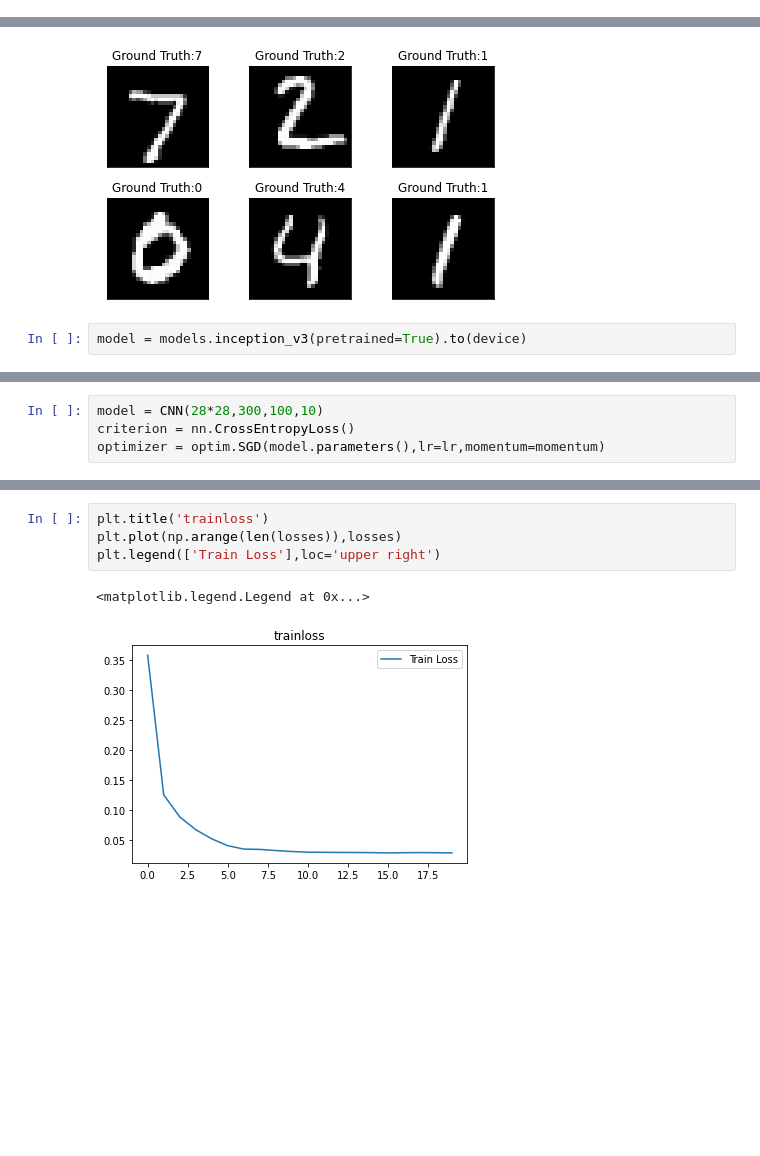
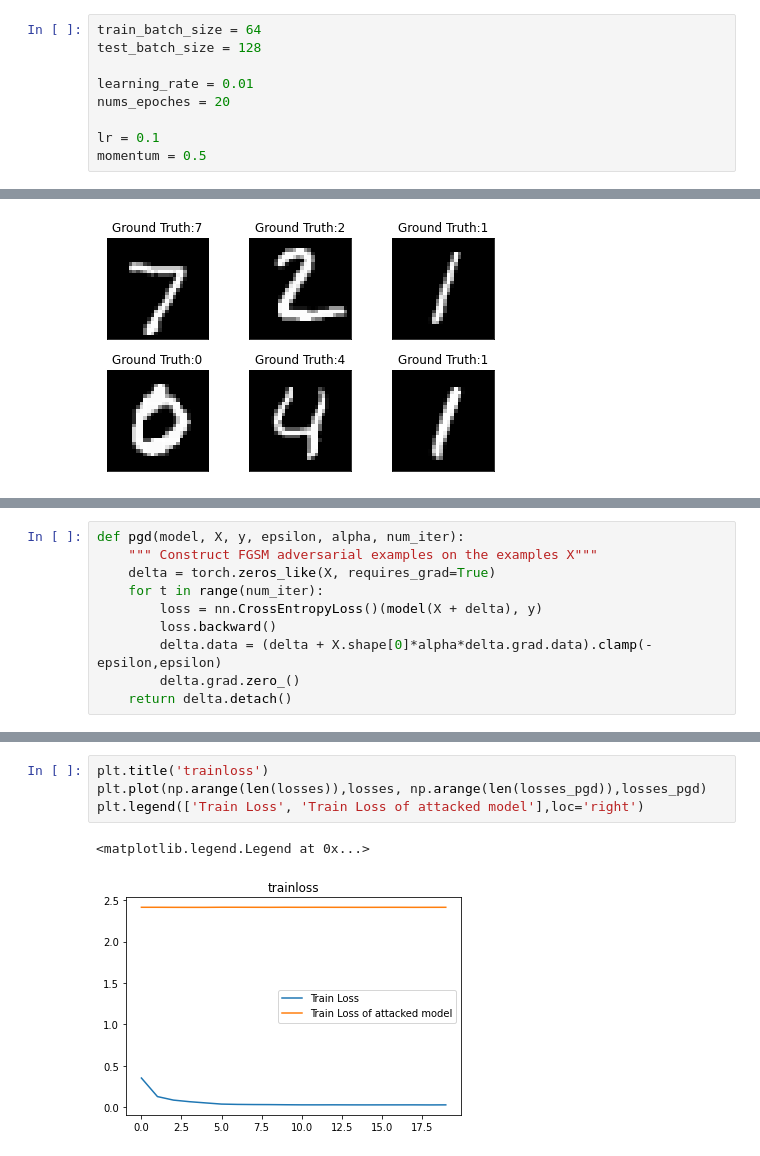
Before and after one commit to XiaobingDean/MNIST, a Jupyter notebook: MNIST.ipynb, the cells around one changed output, grey strips where cells are left out. Cells and saved outputs as stored; diff of their text form; blank space fills up the shorter version.

```diff
--- a/MNIST.ipynb
+++ b/MNIST.ipynb
@@ -19,3 +15,12 @@ device = torch.device("cuda" if use_cuda else "cpu")
+# %%
+train_batch_size = 64
+test_batch_size = 128
+
+learning_rate = 0.01
+nums_epoches = 20
+
+lr = 0.1
+momentum = 0.5
 # %%
 transform = transforms.Compose([transforms.ToTensor(),transforms.Normalize([0.5],[0.5])])
 train_dataset = mnist.MNIST('./data', train=True, transform=transform, target_transform=None, download=True)
@@ -37,5 +54,3 @@ for i in range(6):
     plt.yticks([])
 # %% [output]
 [figure]
-# %%
-model = models.inception_v3(pretrained=True).to(device)
@@ -44,4 +57,10 @@ NameError: ignored
-# %%
-model = CNN(28*28,300,100,10)
-criterion = nn.CrossEntropyLoss()
-optimizer = optim.SGD(model.parameters(),lr=lr,momentum=momentum)
+# %%
+def pgd(model, X, y, epsilon, alpha, num_iter):
+    """ Construct FGSM adversarial examples on the examples X"""
+    delta = torch.zeros_like(X, requires_grad=True)
+    for t in range(num_iter):
+        loss = nn.CrossEntropyLoss()(model(X + delta), y)
+        loss.backward()
+        delta.data = (delta + X.shape[0]*alpha*delta.grad.data).clamp(-epsilon,epsilon)
+        delta.grad.zero_()
+    return delta.detach()
@@ -132,7 +250,7 @@ epoch:19,Train Loss:0.0292,Train Acc:0.9939,Test Loss:0.0271,Test Acc:0.9925
 # %%
 plt.title('trainloss')
-plt.plot(np.arange(len(losses)),losses)
-plt.legend(['Train Loss'],loc='upper right')
+plt.plot(np.arange(len(losses)),losses, np.arange(len(losses_pgd)),losses_pgd)
+plt.legend(['Train Loss', 'Train Loss of attacked model'],loc='right')
 # %% [output]
 <matplotlib.legend.Legend at 0x...>
-[figure, old version]
+[figure, new version]
```
Also changed, not shown: parts of 10 cells of this notebook.
